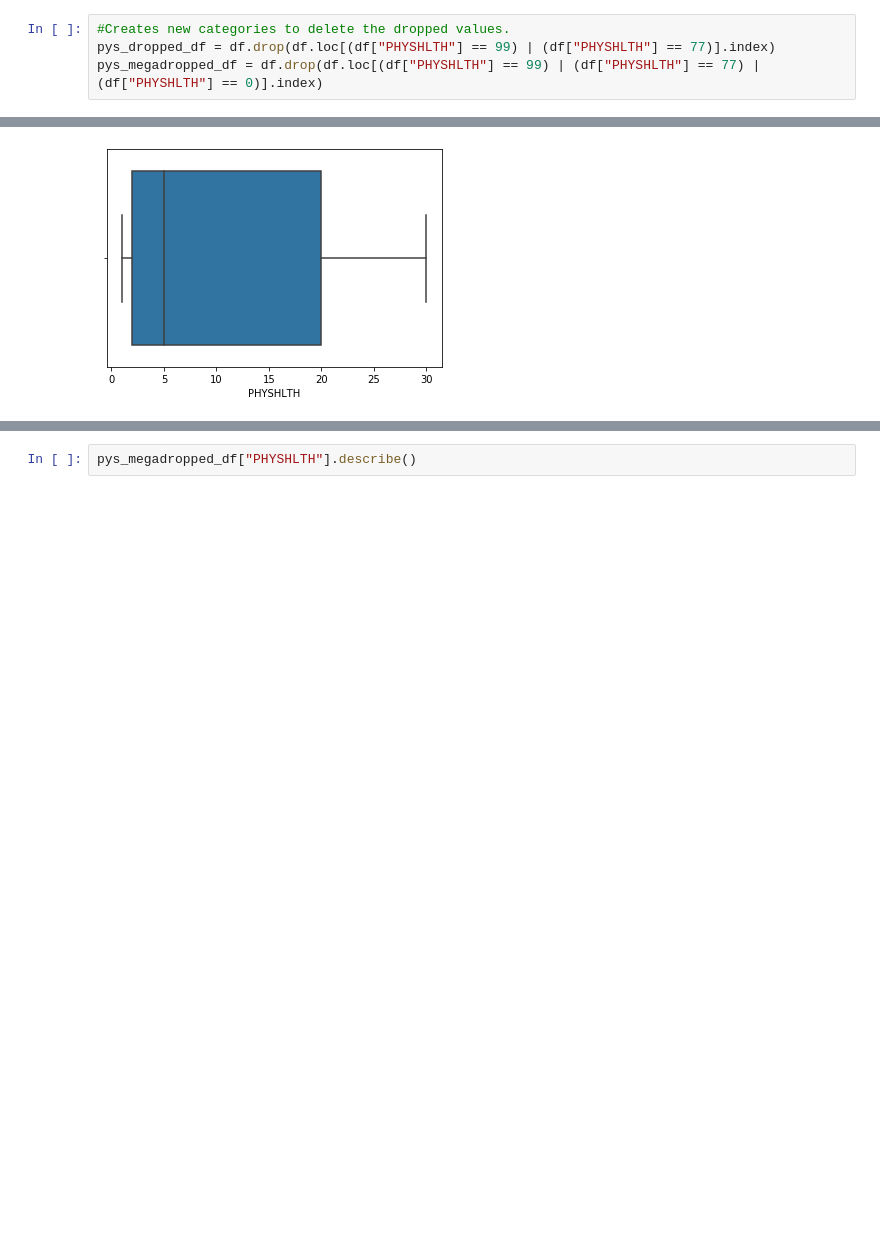
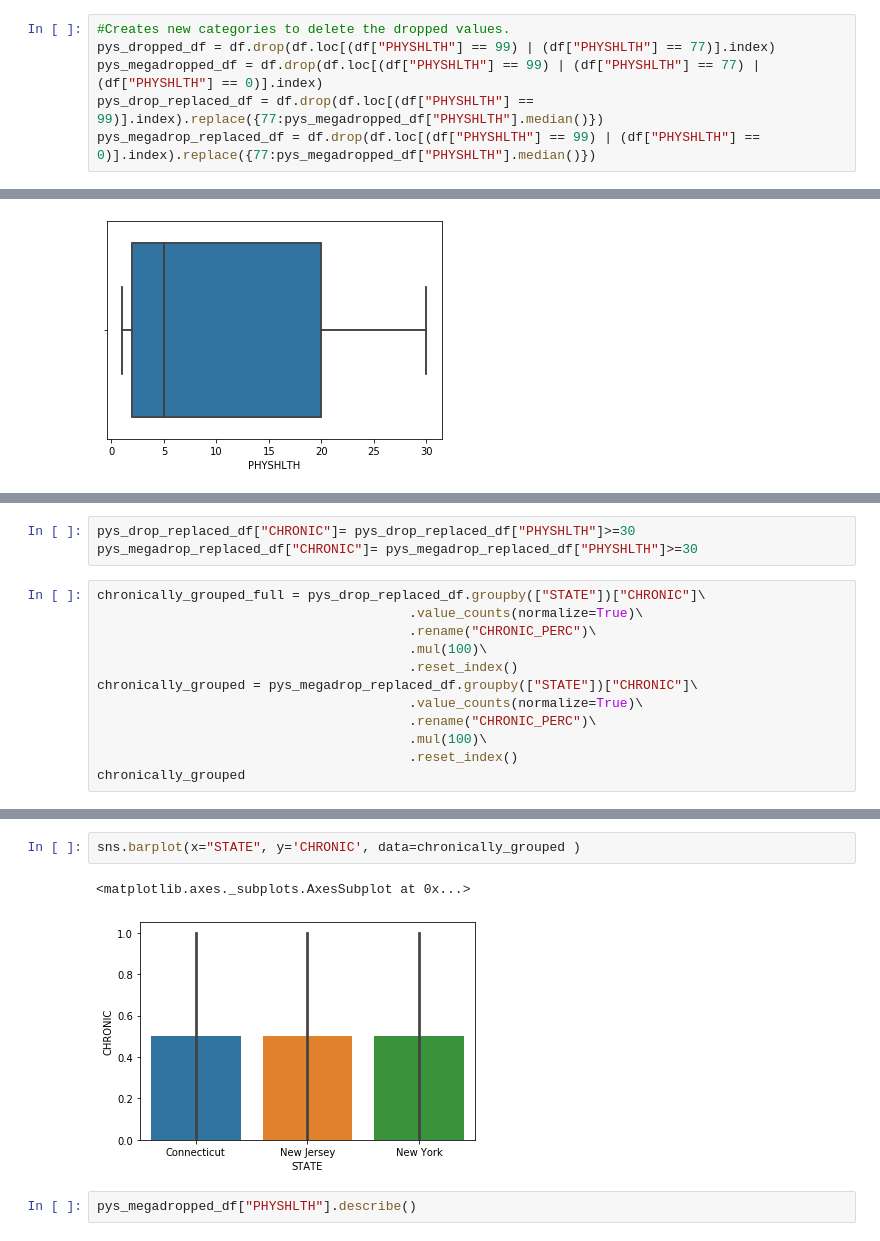
Before and after one commit to coreyryanhanson/nyc-mhtn-ds-010620-lectures, a Jupyter notebook: week_2/case_study/case.ipynb, the cells around one changed output, grey strips where cells are left out. Cells and saved outputs as stored; diff of their text form; blank space fills up the shorter version.

```diff
--- a/week_2/case_study/case.ipynb
+++ b/week_2/case_study/case.ipynb
@@ -46,6 +54,8 @@ df['PHYSHLTH'].replace({88:0}, inplace=True)
 #Creates new categories to delete the dropped values.
 pys_dropped_df = df.drop(df.loc[(df["PHYSHLTH"] == 99) | (df["PHYSHLTH"] == 77)].index)
 pys_megadropped_df = df.drop(df.loc[(df["PHYSHLTH"] == 99) | (df["PHYSHLTH"] == 77) | (df["PHYSHLTH"] == 0)].index)
+pys_drop_replaced_df = df.drop(df.loc[(df["PHYSHLTH"] == 99)].index).replace({77:pys_megadropped_df["PHYSHLTH"].median()})
+pys_megadrop_replaced_df = df.drop(df.loc[(df["PHYSHLTH"] == 99) | (df["PHYSHLTH"] == 0)].index).replace({77:pys_megadropped_df["PHYSHLTH"].median()})
 # %%
 # pys_dropped_df['PHYSHLTH'].describe()
 # pys_dropped_df['PHYSHLTH'].index
@@ -134,0 +122,15 @@ Name: PHYSHLTH, dtype: int64
+# %%
+pys_drop_replaced_df["CHRONIC"]= pys_drop_replaced_df["PHYSHLTH"]>=30
+pys_megadrop_replaced_df["CHRONIC"]= pys_megadrop_replaced_df["PHYSHLTH"]>=30
+# %%
+chronically_grouped_full = pys_drop_replaced_df.groupby(["STATE"])["CHRONIC"]\
+                                        .value_counts(normalize=True)\
+                                        .rename("CHRONIC_PERC")\
+                                        .mul(100)\
+                                        .reset_index()
+chronically_grouped = pys_megadrop_replaced_df.groupby(["STATE"])["CHRONIC"]\
+                                        .value_counts(normalize=True)\
+                                        .rename("CHRONIC_PERC")\
+                                        .mul(100)\
+                                        .reset_index()
+chronically_grouped
@@ -135,3 +145,8 @@ Name: PHYSHLTH, dtype: int64
+# %%
+sns.barplot(x="STATE", y='CHRONIC', data=chronically_grouped )
+# %% [output]
+<matplotlib.axes._subplots.AxesSubplot at 0x...>
+[figure, added]
 # %%
 pys_megadropped_df["PHYSHLTH"].describe()
 # %% [output]
```
Also changed, not shown: parts of 4 cells of this notebook.
